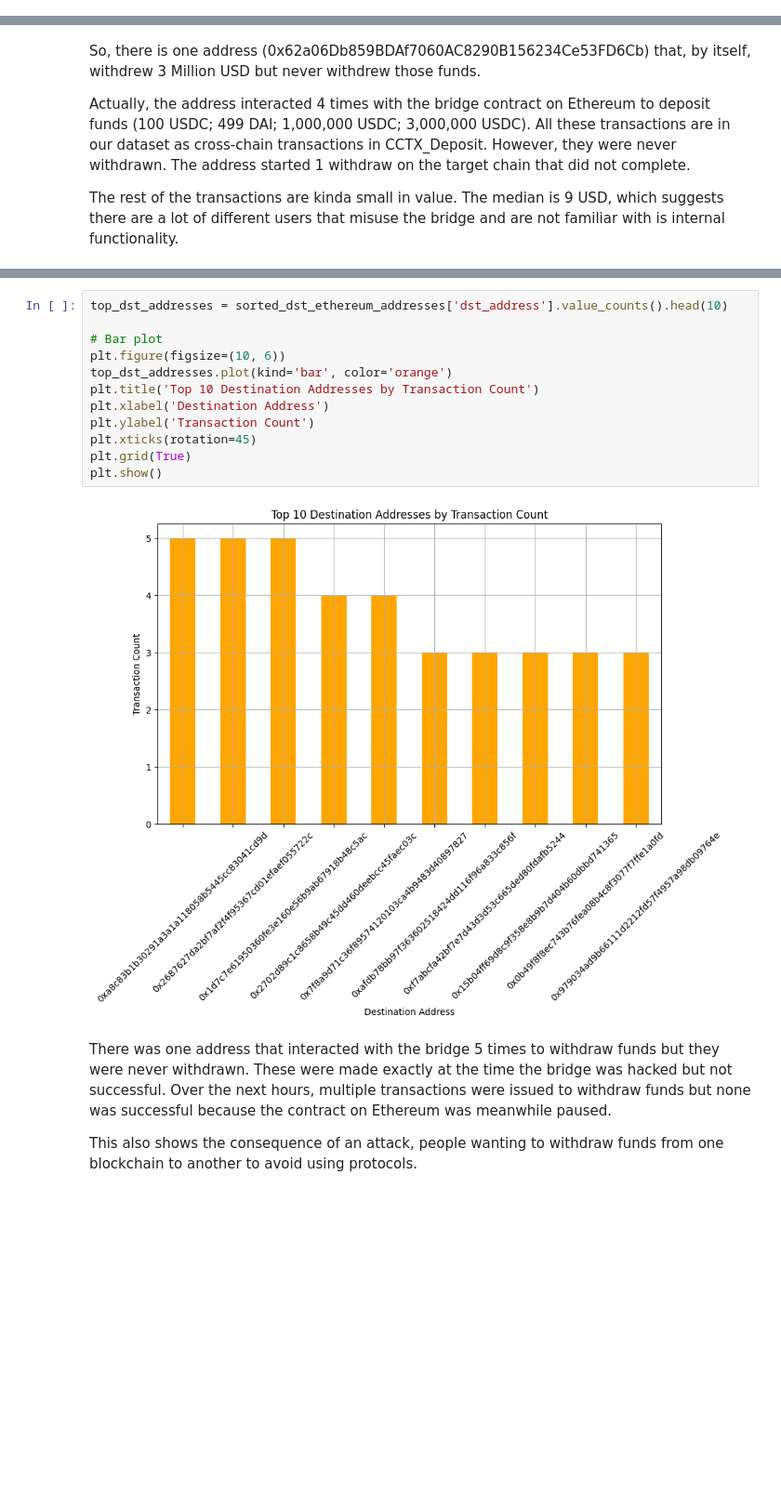
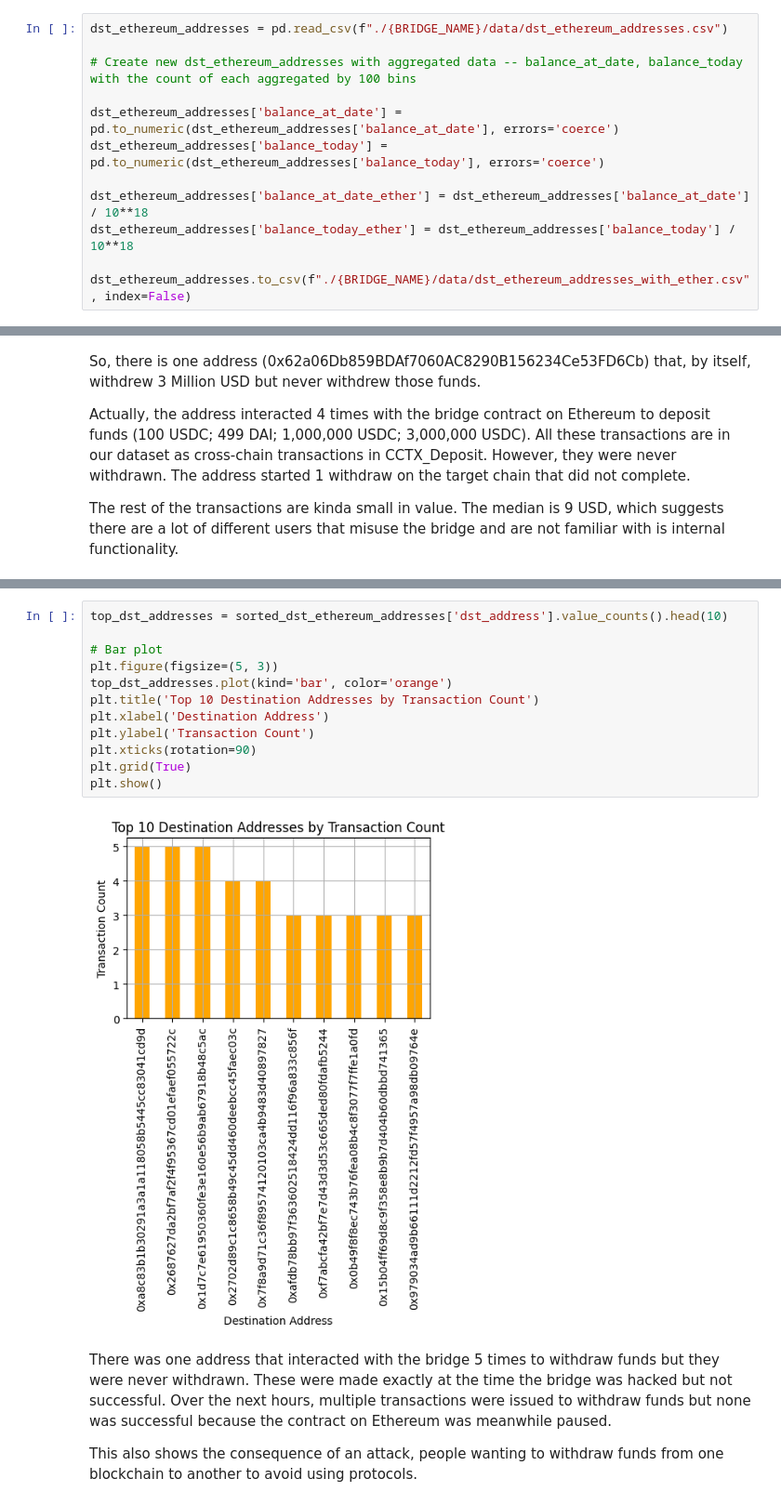
Before and after one commit to AndreAugusto11/XChainWatcher, a Jupyter notebook: cross-chain-rules-validator/analysis/analysis.ipynb, the cells around one changed output, grey strips where cells are left out. Shown at 93% size. Cells and saved outputs as stored; diff of their text form; blank space fills up the shorter version.

```diff
--- a/cross-chain-rules-validator/analysis/analysis.ipynb
+++ b/cross-chain-rules-validator/analysis/analysis.ipynb
@@ -459,0 +631,12 @@ dst_ethereum_addresses.to_csv("./nomad-bridge/dst_ethereum_addresses.csv", index
+# %%
+dst_ethereum_addresses = pd.read_csv(f"./{BRIDGE_NAME}/data/dst_ethereum_addresses.csv")
+
+# Create new dst_ethereum_addresses with aggregated data -- balance_at_date, balance_today with the count of each aggregated by 100 bins
+
+dst_ethereum_addresses['balance_at_date'] = pd.to_numeric(dst_ethereum_addresses['balance_at_date'], errors='coerce')
+dst_ethereum_addresses['balance_today'] = pd.to_numeric(dst_ethereum_addresses['balance_today'], errors='coerce')
+
+dst_ethereum_addresses['balance_at_date_ether'] = dst_ethereum_addresses['balance_at_date'] / 10**18
+dst_ethereum_addresses['balance_today_ether'] = dst_ethereum_addresses['balance_today'] / 10**18
+
+dst_ethereum_addresses.to_csv(f"./{BRIDGE_NAME}/data/dst_ethereum_addresses_with_ether.csv", index=False)
@@ -499,17 +727,17 @@ The rest of the transactions are kinda small in value. The median is 9 USD, whic
 # %%
 top_dst_addresses = sorted_dst_ethereum_addresses['dst_address'].value_counts().head(10)
 
 # Bar plot
-plt.figure(figsize=(10, 6))
+plt.figure(figsize=(5, 3))
 top_dst_addresses.plot(kind='bar', color='orange')
 plt.title('Top 10 Destination Addresses by Transaction Count')
 plt.xlabel('Destination Address')
 plt.ylabel('Transaction Count')
-plt.xticks(rotation=45)
+plt.xticks(rotation=90)
 plt.grid(True)
 plt.show()
 # %% [output]
-[figure, old version]
+[figure, new version]
 # %% [markdown]
 There was one address that interacted with the bridge 5 times to withdraw funds but they were never withdrawn. These were made exactly at the time the bridge was hacked but not successful. Over the next hours, multiple transactions were issued to withdraw funds but none was successful because the contract on Ethereum was meanwhile paused.
 
```
Also changed, not shown: parts of 80 cells of this notebook, 45 other files.
